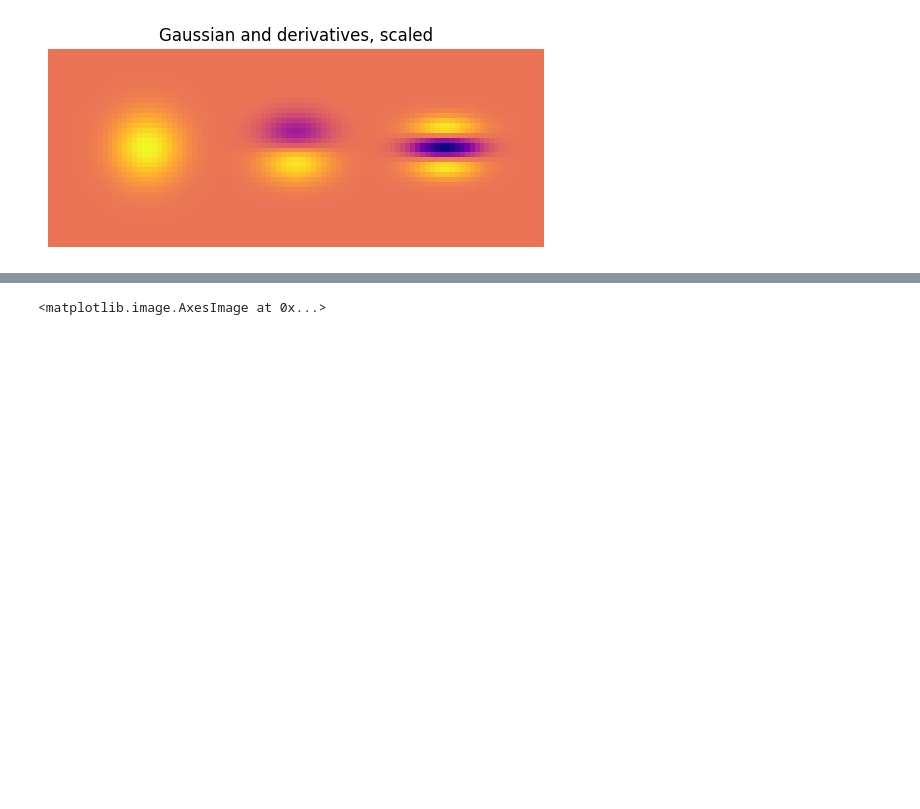
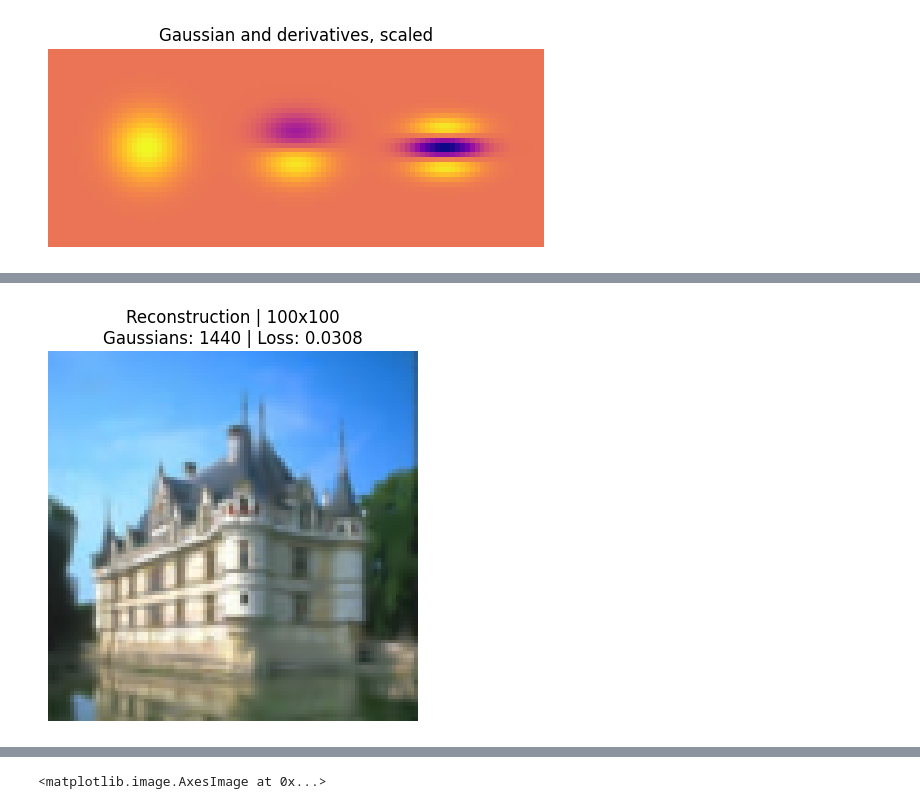
Before and after one commit to SuperVK/sparse-image-repr-bep, a Jupyter notebook: project.ipynb, the cells around one changed output, grey strips where cells are left out. Drawn from its saved outputs; the diff is of its cells as text; code cells hidden in the pictures; blank space fills up the shorter version.

```diff
--- a/project.ipynb
+++ b/project.ipynb
@@ -83,4 +81,5 @@ class LinearSigmoid(torch.autograd.Function):
 # %%
+# Render (channels x width x image) matrix for input parameters
 def f_hat(
     color_zeroth: torch.Tensor,
     color_first: torch.Tensor,
@@ -101,7 +100,7 @@ def f_hat(
 
     sampling_grid = torch.nn.functional.affine_grid(
         torch.cat([torch.linalg.inv(A), (torch.linalg.inv(A) @ (translation*-1).unsqueeze(-1))], dim=-1),
-        torch.Size((A.size()[0], 1, height, width)))
+        torch.Size((A.size()[0], 1, height, width)), align_corners=False)
     zeroth_gaussian_values = torch.exp(-1 * (sampling_grid[:,:,:,1]**2 + sampling_grid[:,:,:,0]**2))
     zeroth_image = torch.einsum('gjk,gd->gdjk', zeroth_gaussian_values, color_zeroth).sum(dim=0)
 
@@ -201,20 +224,20 @@ def img_to_tensor(img_path: str) -> torch.Tensor:
 # %%
-import matplotlib.pyplot as plt
-# plot 2D image of gaussian function
 def plot_image(color_zeroth: torch.Tensor,
     color_first: torch.Tensor,
     color_second: torch.Tensor,
     scale_shear: torch.Tensor,
     rotation: torch.Tensor,
-    translation: torch.Tensor, resolution):
+    translation: torch.Tensor, resolution, loss):
     color_zeroth = color_zeroth.detach().cpu()
     color_first = color_first.detach().cpu()
     color_second = color_second.detach().cpu()
     scale_shear = scale_shear.detach().cpu()
     rotation = rotation.detach().cpu()
     translation = translation.detach().cpu()
-    plt.title("2D Gaussian")
+    plt.title(f"Reconstruction | {resolution}x{resolution}\nGaussians: {scale_shear.size()[0]} | Loss: {loss.item():.4f}")
     plt.imshow(f_hat(color_zeroth, color_first, color_second, scale_shear, rotation, translation, resolution, resolution).permute(1, 2, 0), origin='upper', vmin=0, vmax=1)
+    plt.axis('off')
+    clear_output()
     plt.show()
 # %%
 def plot_accents(color_first: torch.Tensor,
@@ -256,0 +297,7 @@ plt.show()
+# %%
+learning_rate = 0.01
+iterations = 750
+guassians = 1500
+
+
+loss, color_zeroth, color_first, color_second, scale_shear, rotation, translation = train(learning_rate, iterations, guassians, output_z.to(device))
@@ -256,0 +312,4 @@ plt.show()
+# %%
+plot_image(color_zeroth, color_first, color_second, scale_shear, rotation, translation, 100, loss)
+# %% [output]
+[figure, added]
```
Also changed, not shown: parts of 47 cells of this notebook.
